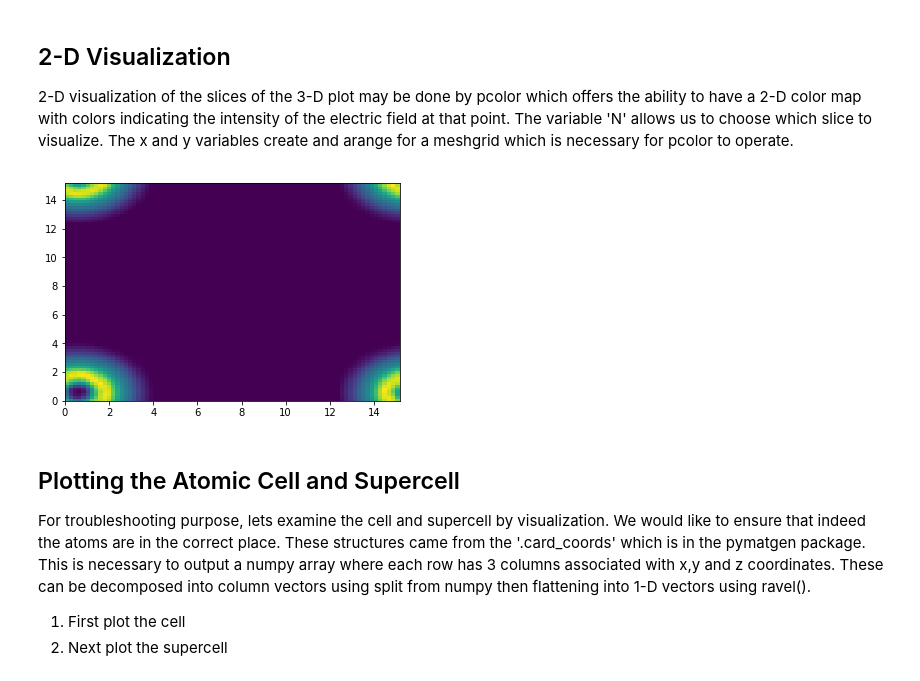
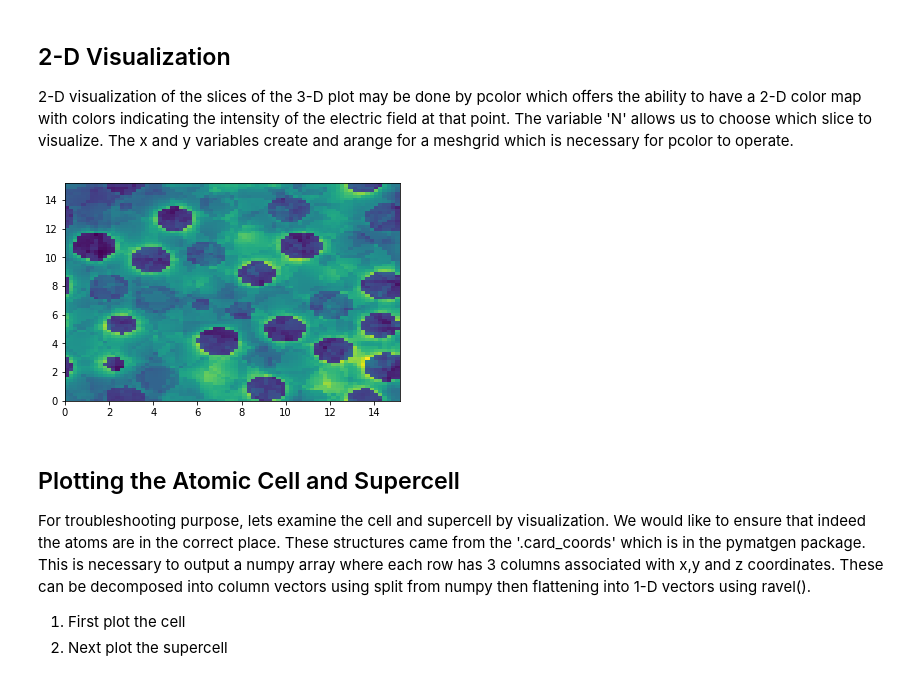
Before and after one commit to amorphousleo/electric-field, a Jupyter notebook: notebooks/Volume Plot.ipynb, the cells around one changed output. Saved outputs shown, nothing was run; the diff lists cells and outputs as text; code cells hidden in the pictures.

```diff
--- a/notebooks/Volume Plot.ipynb
+++ b/notebooks/Volume Plot.ipynb
@@ -19,17 +19,17 @@ VBox(children=(VBox(children=(HBox(children=(Label(value='levels:'), FloatSlider
 # %%
 import matplotlib.pyplot as plt
 
-N = 1
+N = 4
 
 x = np.arange(0,15.341,.192)
 y = np.arange(0,15.341,.192)
 X, Y = np.meshgrid(x,y)
 
 
 plt.pcolor(X,Y,grid_efield[N])
 plt.show()
 # %% [output]
-[figure, old version]
+[figure, new version]
 # %% [markdown]
 ## Plotting the Atomic Cell and Supercell
 For troubleshooting purpose, lets examine the cell and supercell by visualization. We would like to ensure that indeed the atoms are in the correct place. These structures came from the '.card_coords' which is in the pymatgen package. This is necessary to output a numpy array where each row has 3 columns associated with x,y and z coordinates. These can be decomposed into column vectors using split from numpy then flattening into 1-D vectors using ravel().
```
Also changed, not shown: parts of 2 cells of this notebook, 3 other files.
